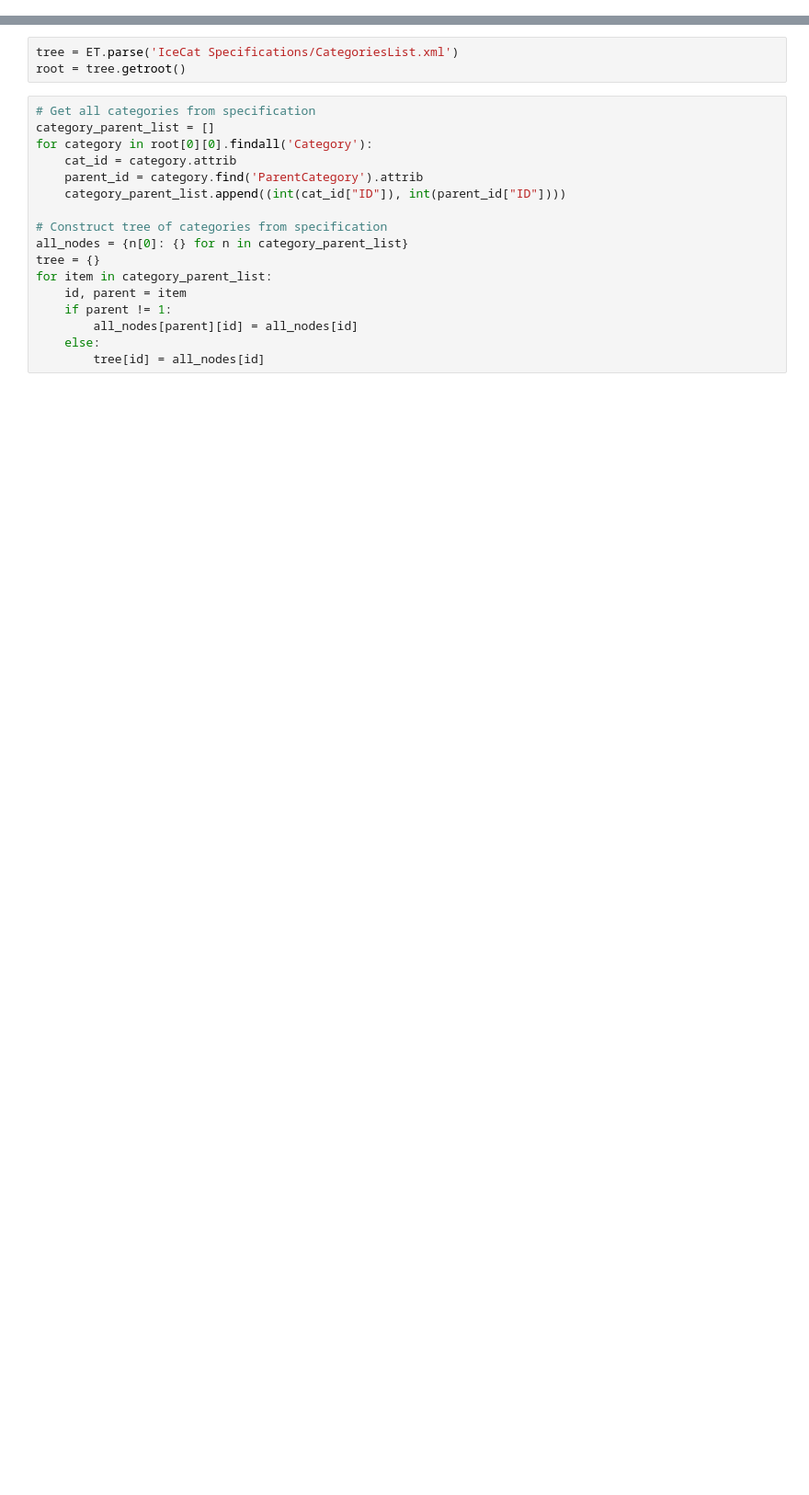
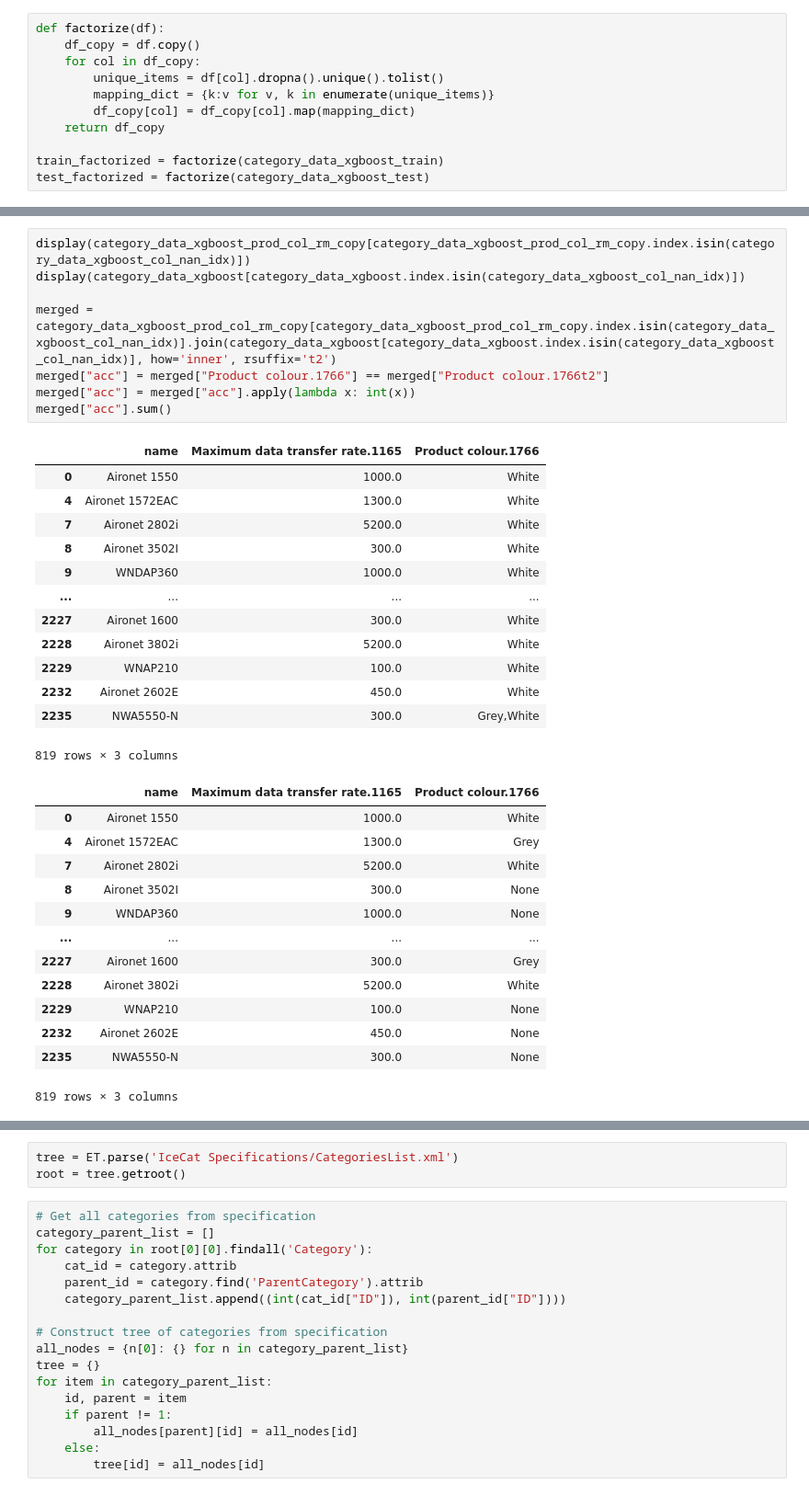
Before and after one commit to bigarabuza/StiboSystems, a Jupyter notebook: IceCat Full/analysis_ice_cat_full.ipynb, the cells around one changed output, grey strips where cells are left out. Shown at 92% size. Drawn from its saved outputs; the diff is of its cells as text; blank space fills up the shorter version.

```diff
--- a/IceCat Full/analysis_ice_cat_full.ipynb
+++ b/IceCat Full/analysis_ice_cat_full.ipynb
@@ -63,0 +104,11 @@ category_data[category_data.columns.intersection(cols_of_interest)]
+# %%
+def factorize(df):
+    df_copy = df.copy()
+    for col in df_copy:
+        unique_items = df[col].dropna().unique().tolist()
+        mapping_dict = {k:v for v, k in enumerate(unique_items)}
+        df_copy[col] = df_copy[col].map(mapping_dict)
+    return df_copy
+
+train_factorized = factorize(category_data_xgboost_train)
+test_factorized = factorize(category_data_xgboost_test)
@@ -63,0 +136,35 @@ category_data[category_data.columns.intersection(cols_of_interest)]
+# %%
+display(category_data_xgboost_prod_col_rm_copy[category_data_xgboost_prod_col_rm_copy.index.isin(category_data_xgboost_col_nan_idx)])
+display(category_data_xgboost[category_data_xgboost.index.isin(category_data_xgboost_col_nan_idx)])
+
+merged = category_data_xgboost_prod_col_rm_copy[category_data_xgboost_prod_col_rm_copy.index.isin(category_data_xgboost_col_nan_idx)].join(category_data_xgboost[category_data_xgboost.index.isin(category_data_xgboost_col_nan_idx)], how='inner', rsuffix='t2')
+merged["acc"] = merged["Product colour.1766"] == merged["Product colour.1766t2"]
+merged["acc"] = merged["acc"].apply(lambda x: int(x))
+merged["acc"].sum()
+# %% [output]
+|  | name | Maximum data transfer rate.1165 | Product colour.1766 |
+| 0 | Aironet 1550 | 1000.0 | White |
+| 4 | Aironet 1572EAC | 1300.0 | White |
+| 7 | Aironet 2802i | 5200.0 | White |
+| 8 | Aironet 3502I | 300.0 | White |
+| 9 | WNDAP360 | 1000.0 | White |
+| ... | ... | ... | ... |
+| 2227 | Aironet 1600 | 300.0 | White |
+| 2228 | Aironet 3802i | 5200.0 | White |
+| 2229 | WNAP210 | 100.0 | White |
+| 2232 | Aironet 2602E | 450.0 | White |
+| 2235 | NWA5550-N | 300.0 | Grey,White |
+819 rows × 3 columns
+|  | name | Maximum data transfer rate.1165 | Product colour.1766 |
+| 0 | Aironet 1550 | 1000.0 | White |
+| 4 | Aironet 1572EAC | 1300.0 | Grey |
+| 7 | Aironet 2802i | 5200.0 | White |
+| 8 | Aironet 3502I | 300.0 | None |
+| 9 | WNDAP360 | 1000.0 | None |
+| ... | ... | ... | ... |
+| 2227 | Aironet 1600 | 300.0 | Grey |
+| 2228 | Aironet 3802i | 5200.0 | White |
+| 2229 | WNAP210 | 100.0 | None |
+| 2232 | Aironet 2602E | 450.0 | None |
+| 2235 | NWA5550-N | 300.0 | None |
+819 rows × 3 columns
```
Also changed, not shown: parts of 10 cells of this notebook.
